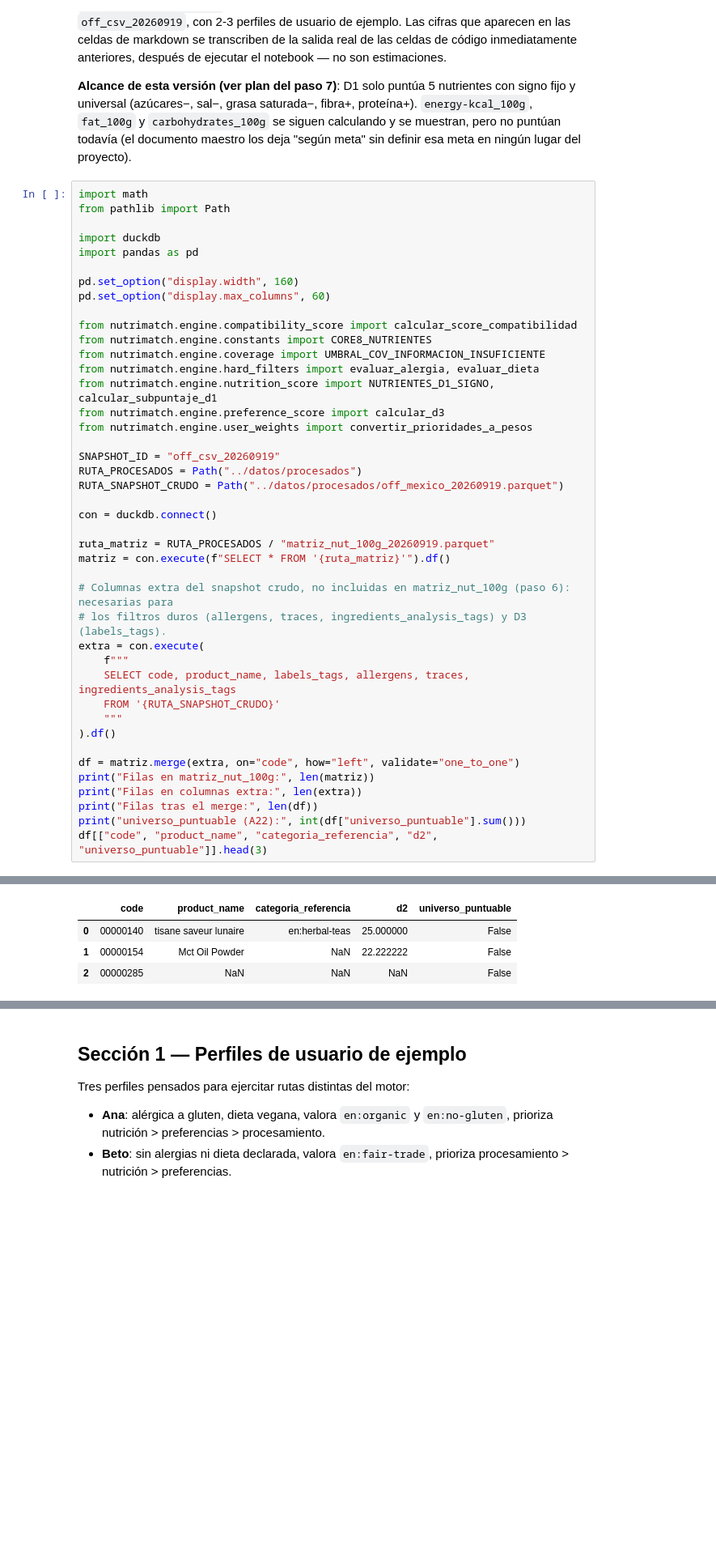
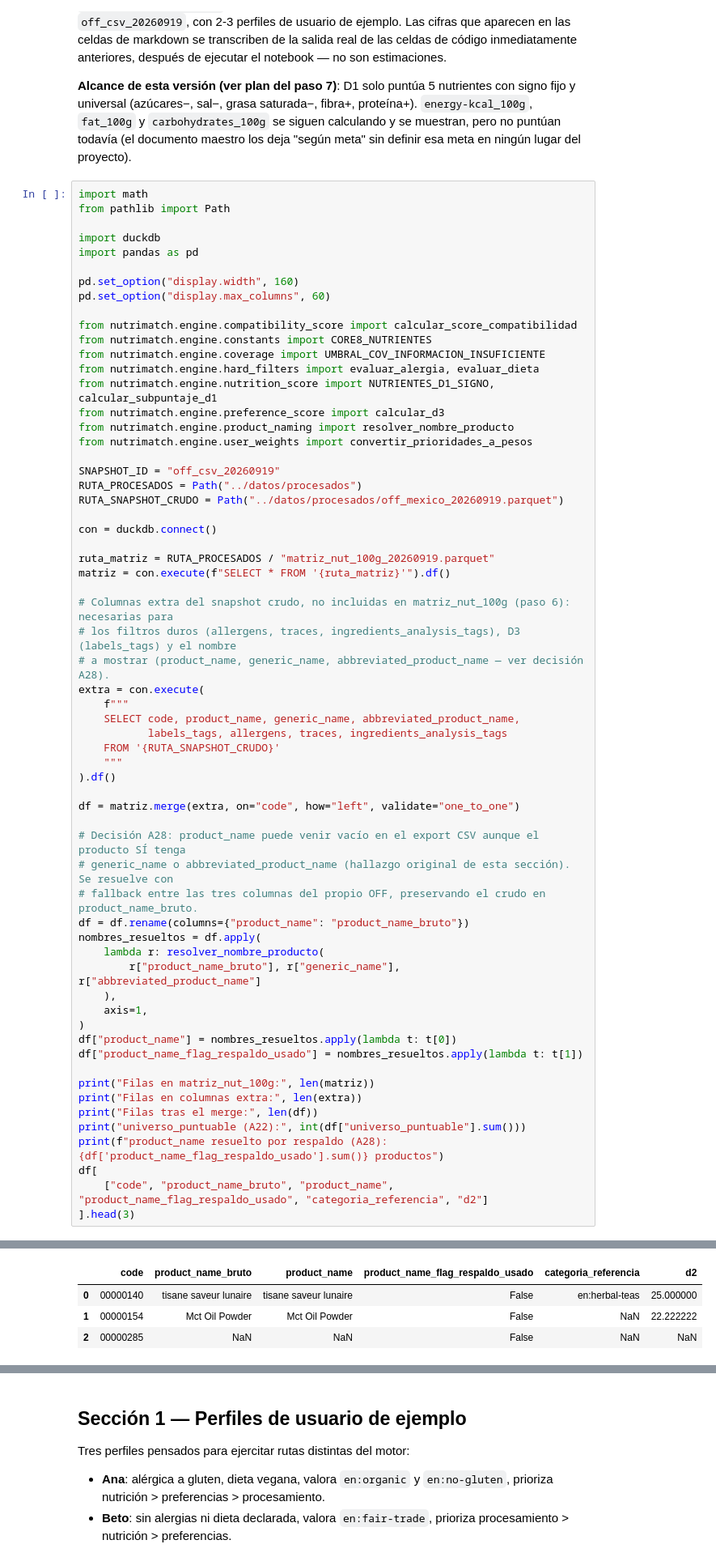
Before and after one commit to paolacov/NutriMatch, a Jupyter notebook: notebooks/04_modelo_recomendacion.ipynb, the cells around one changed output, grey strips where cells are left out. Shown at 81% size. Saved outputs shown, nothing was run; the diff lists cells and outputs as text; blank space fills up the shorter version.

```diff
--- a/notebooks/04_modelo_recomendacion.ipynb
+++ b/notebooks/04_modelo_recomendacion.ipynb
@@ -32,6 +32,7 @@ from nutrimatch.engine.coverage import UMBRAL_COV_INFORMACION_INSUFICIENTE
 from nutrimatch.engine.hard_filters import evaluar_alergia, evaluar_dieta
 from nutrimatch.engine.nutrition_score import NUTRIENTES_D1_SIGNO, calcular_subpuntaje_d1
 from nutrimatch.engine.preference_score import calcular_d3
+from nutrimatch.engine.product_naming import resolver_nombre_producto
 from nutrimatch.engine.user_weights import convertir_prioridades_a_pesos
 
 SNAPSHOT_ID = "off_csv_20260919"
@@ -44,20 +45,39 @@ ruta_matriz = RUTA_PROCESADOS / "matriz_nut_100g_20260919.parquet"
 matriz = con.execute(f"SELECT * FROM '{ruta_matriz}'").df()
 
 # Columnas extra del snapshot crudo, no incluidas en matriz_nut_100g (paso 6): necesarias para
-# los filtros duros (allergens, traces, ingredients_analysis_tags) y D3 (labels_tags).
+# los filtros duros (allergens, traces, ingredients_analysis_tags), D3 (labels_tags) y el nombre
+# a mostrar (product_name, generic_name, abbreviated_product_name — ver decisión A28).
 extra = con.execute(
     f"""
-    SELECT code, product_name, labels_tags, allergens, traces, ingredients_analysis_tags
+    SELECT code, product_name, generic_name, abbreviated_product_name,
+           labels_tags, allergens, traces, ingredients_analysis_tags
     FROM '{RUTA_SNAPSHOT_CRUDO}'
     """
 ).df()
 
 df = matriz.merge(extra, on="code", how="left", validate="one_to_one")
+
+# Decisión A28: product_name puede venir vacío en el export CSV aunque el producto SÍ tenga
+# generic_name o abbreviated_product_name (hallazgo original de esta sección). Se resuelve con
+# fallback entre las tres columnas del propio OFF, preservando el crudo en product_name_bruto.
+df = df.rename(columns={"product_name": "product_name_bruto"})
+nombres_resueltos = df.apply(
+    lambda r: resolver_nombre_producto(
+        r["product_name_bruto"], r["generic_name"], r["abbreviated_product_name"]
+    ),
+    axis=1,
+)
+df["product_name"] = nombres_resueltos.apply(lambda t: t[0])
+df["product_name_flag_respaldo_usado"] = nombres_resueltos.apply(lambda t: t[1])
+
 print("Filas en matriz_nut_100g:", len(matriz))
 print("Filas en columnas extra:", len(extra))
 print("Filas tras el merge:", len(df))
 print("universo_puntuable (A22):", int(df["universo_puntuable"].sum()))
-df[["code", "product_name", "categoria_referencia", "d2", "universo_puntuable"]].head(3)
+print(f"product_name resuelto por respaldo (A28): {df['product_name_flag_respaldo_usado'].sum()} productos")
+df[
+    ["code", "product_name_bruto", "product_name", "product_name_flag_respaldo_usado", "categoria_referencia", "d2"]
+].head(3)
 # %% [output]
 Filas en matriz_nut_100g: 16851
 Filas en columnas extra: 16851
@@ -66,4 +87,4 @@ universo_puntuable (A22): 5864
-|  | code | product_name | categoria_referencia | d2 | universo_puntuable |
-| 0 | 00000140 | tisane saveur lunaire | en:herbal-teas | 25.000000 | False |
-| 1 | 00000154 | Mct Oil Powder | NaN | 22.222222 | False |
-| 2 | 00000285 | NaN | NaN | NaN | False |
+|  | code | product_name_bruto | product_name | product_name_flag_respaldo_usado | categoria_referencia | d2 |
+| 0 | 00000140 | tisane saveur lunaire | tisane saveur lunaire | False | en:herbal-teas | 25.000000 |
+| 1 | 00000154 | Mct Oil Powder | Mct Oil Powder | False | NaN | 22.222222 |
+| 2 | 00000285 | NaN | NaN | False | NaN | NaN |
```
Also changed, not shown: parts of 3 cells of this notebook, 4 other files.
